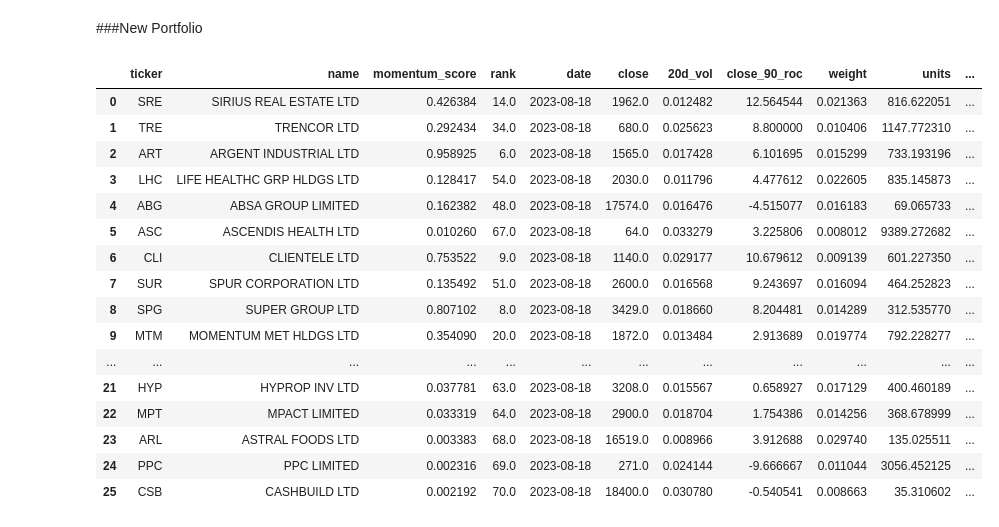
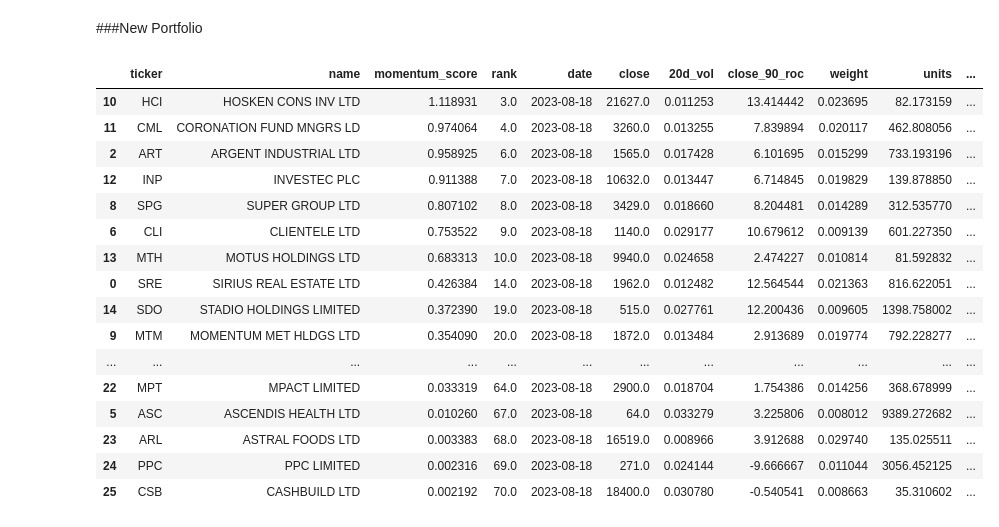
Before and after one commit to helmieresearch/helmieresearch, a Jupyter notebook: Momentum_Ranking_Model_revised.ipynb, the cells around one changed output. Drawn from its saved outputs; the diff is of its cells as text; code cells hidden in the pictures.

```diff
--- a/Momentum_Ranking_Model_revised.ipynb
+++ b/Momentum_Ranking_Model_revised.ipynb
@@ -801,23 +801,25 @@ See the caveats in the documentation: https://pandas.pydata.org/pandas-docs/stab
 # %%
 rebalancex = rebalance3.reset_index().set_index("level_0")
 buynewx = buynew.reset_index().set_index("level_0")
 new_portfolio2 = rebalancex.append(buynewx, ignore_index=True)
-new_portfolio2
+new_portfolio2.drop(columns =["bs"], inplace = True)
+rslt_df = new_portfolio2.sort_values(by = 'rank', ascending = True)
+rslt_df
 # %% [output]
 |  | ticker | name | momentum_score | rank | date | close | 20d_vol | close_90_roc | weight | units | ... |
+| 10 | HCI | HOSKEN CONS INV LTD | 1.118931 | 3.0 | 2023-08-18 | 21627.0 | 0.011253 | 13.414442 | 0.023695 | 82.173159 | ... |
+| 11 | CML | CORONATION FUND MNGRS LD | 0.974064 | 4.0 | 2023-08-18 | 3260.0 | 0.013255 | 7.839894 | 0.020117 | 462.808056 | ... |
+| 2 | ART | ARGENT INDUSTRIAL LTD | 0.958925 | 6.0 | 2023-08-18 | 1565.0 | 0.017428 | 6.101695 | 0.015299 | 733.193196 | ... |
+| 12 | INP | INVESTEC PLC | 0.911388 | 7.0 | 2023-08-18 | 10632.0 | 0.013447 | 6.714845 | 0.019829 | 139.878850 | ... |
+| 8 | SPG | SUPER GROUP LTD | 0.807102 | 8.0 | 2023-08-18 | 3429.0 | 0.018660 | 8.204481 | 0.014289 | 312.535770 | ... |
+| 6 | CLI | CLIENTELE LTD | 0.753522 | 9.0 | 2023-08-18 | 1140.0 | 0.029177 | 10.679612 | 0.009139 | 601.227350 | ... |
+| 13 | MTH | MOTUS HOLDINGS LTD | 0.683313 | 10.0 | 2023-08-18 | 9940.0 | 0.024658 | 2.474227 | 0.010814 | 81.592832 | ... |
 | 0 | SRE | SIRIUS REAL ESTATE LTD | 0.426384 | 14.0 | 2023-08-18 | 1962.0 | 0.012482 | 12.564544 | 0.021363 | 816.622051 | ... |
-| 1 | TRE | TRENCOR LTD | 0.292434 | 34.0 | 2023-08-18 | 680.0 | 0.025623 | 8.800000 | 0.010406 | 1147.772310 | ... |
-| 2 | ART | ARGENT INDUSTRIAL LTD | 0.958925 | 6.0 | 2023-08-18 | 1565.0 | 0.017428 | 6.101695 | 0.015299 | 733.193196 | ... |
-| 3 | LHC | LIFE HEALTHC GRP HLDGS LTD | 0.128417 | 54.0 | 2023-08-18 | 2030.0 | 0.011796 | 4.477612 | 0.022605 | 835.145873 | ... |
-| 4 | ABG | ABSA GROUP LIMITED | 0.162382 | 48.0 | 2023-08-18 | 17574.0 | 0.016476 | -4.515077 | 0.016183 | 69.065733 | ... |
-| 5 | ASC | ASCENDIS HEALTH LTD | 0.010260 | 67.0 | 2023-08-18 | 64.0 | 0.033279 | 3.225806 | 0.008012 | 9389.272682 | ... |
-| 6 | CLI | CLIENTELE LTD | 0.753522 | 9.0 | 2023-08-18 | 1140.0 | 0.029177 | 10.679612 | 0.009139 | 601.227350 | ... |
-| 7 | SUR | SPUR CORPORATION LTD | 0.135492 | 51.0 | 2023-08-18 | 2600.0 | 0.016568 | 9.243697 | 0.016094 | 464.252823 | ... |
-| 8 | SPG | SUPER GROUP LTD | 0.807102 | 8.0 | 2023-08-18 | 3429.0 | 0.018660 | 8.204481 | 0.014289 | 312.535770 | ... |
+| 14 | SDO | STADIO HOLDINGS LIMITED | 0.372390 | 19.0 | 2023-08-18 | 515.0 | 0.027761 | 12.200436 | 0.009605 | 1398.758002 | ... |
 | 9 | MTM | MOMENTUM MET HLDGS LTD | 0.354090 | 20.0 | 2023-08-18 | 1872.0 | 0.013484 | 2.913689 | 0.019774 | 792.228277 | ... |
 | ... | ... | ... | ... | ... | ... | ... | ... | ... | ... | ... | ... |
-| 21 | HYP | HYPROP INV LTD | 0.037781 | 63.0 | 2023-08-18 | 3208.0 | 0.015567 | 0.658927 | 0.017129 | 400.460189 | ... |
 | 22 | MPT | MPACT LIMITED | 0.033319 | 64.0 | 2023-08-18 | 2900.0 | 0.018704 | 1.754386 | 0.014256 | 368.678999 | ... |
+| 5 | ASC | ASCENDIS HEALTH LTD | 0.010260 | 67.0 | 2023-08-18 | 64.0 | 0.033279 | 3.225806 | 0.008012 | 9389.272682 | ... |
 | 23 | ARL | ASTRAL FOODS LTD | 0.003383 | 68.0 | 2023-08-18 | 16519.0 | 0.008966 | 3.912688 | 0.029740 | 135.025511 | ... |
 | 24 | PPC | PPC LIMITED | 0.002316 | 69.0 | 2023-08-18 | 271.0 | 0.024144 | -9.666667 | 0.011044 | 3056.452125 | ... |
 | 25 | CSB | CASHBUILD LTD | 0.002192 | 70.0 | 2023-08-18 | 18400.0 | 0.030780 | -0.540541 | 0.008663 | 35.310602 | ... |
```
